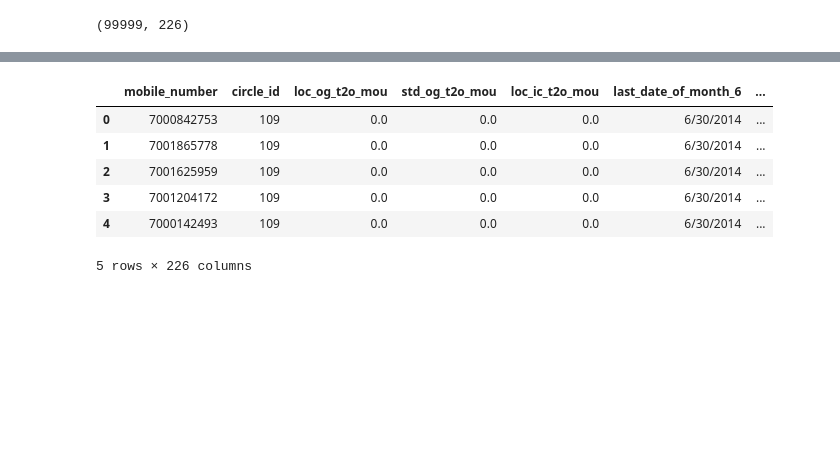
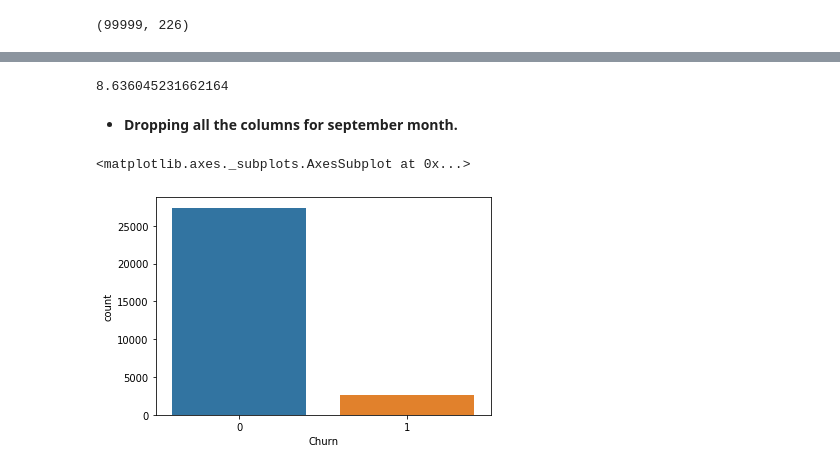
Before and after one commit to vyas09/upGrad_TelecomChurn_Advanced, a Jupyter notebook: CustomerChurnPrediction_upGrad.ipynb, the cells around one changed output, grey strips where cells are left out. Cells and saved outputs as stored; diff of their text form; code cells hidden in the pictures; blank space fills up the shorter version.

```diff
--- a/CustomerChurnPrediction_upGrad.ipynb
+++ b/CustomerChurnPrediction_upGrad.ipynb
@@ -21,0 +147,2 @@ df.shape
+# %%
+bottom_70 = df.avg_rech_amt_6_7.quantile(.7)
@@ -21,0 +151,3 @@ df.shape
+# %%
+df = df[df['avg_rech_amt_6_7'] > bottom_70]
+df.shape
@@ -21,0 +162,3 @@ df.shape
+# %%
+month_9 = df[['total_ic_mou_9','total_og_mou_9','vol_2g_mb_9','vol_3g_mb_9']]
+month_9.head()
@@ -21,0 +172,2 @@ df.shape
+# %%
+df['Churn'] = (~month_9.any(axis=1)).map(lambda x : 1 if (x==True) else 0)
@@ -43,10 +191,6 @@ df.describe()
-# %%
-df.head()
-# %% [output]
-|  | mobile_number | circle_id | loc_og_t2o_mou | std_og_t2o_mou | loc_ic_t2o_mou | last_date_of_month_6 | ... |
-| 0 | 7000842753 | 109 | 0.0 | 0.0 | 0.0 | 6/30/2014 | ... |
-| 1 | 7001865778 | 109 | 0.0 | 0.0 | 0.0 | 6/30/2014 | ... |
-| 2 | 7001625959 | 109 | 0.0 | 0.0 | 0.0 | 6/30/2014 | ... |
-| 3 | 7001204172 | 109 | 0.0 | 0.0 | 0.0 | 6/30/2014 | ... |
-| 4 | 7000142493 | 109 | 0.0 | 0.0 | 0.0 | 6/30/2014 | ... |
-5 rows × 226 columns
+# %%
+df.Churn.mean()*100
+# %% [output]
+8.636045231662164
+# %% [markdown]
+- <b>Dropping all the columns for september month.
@@ -52,0 +199,5 @@ df.head()
+# %%
+sns.countplot(df.Churn)
+# %% [output]
+<matplotlib.axes._subplots.AxesSubplot at 0x...>
+[figure, added]
```
Also changed, not shown: parts of 32 cells of this notebook.
